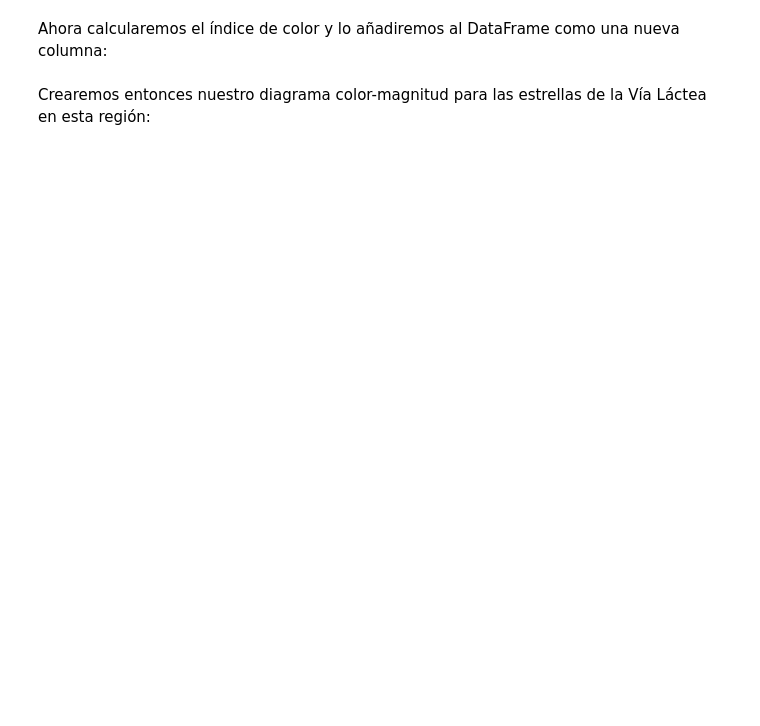
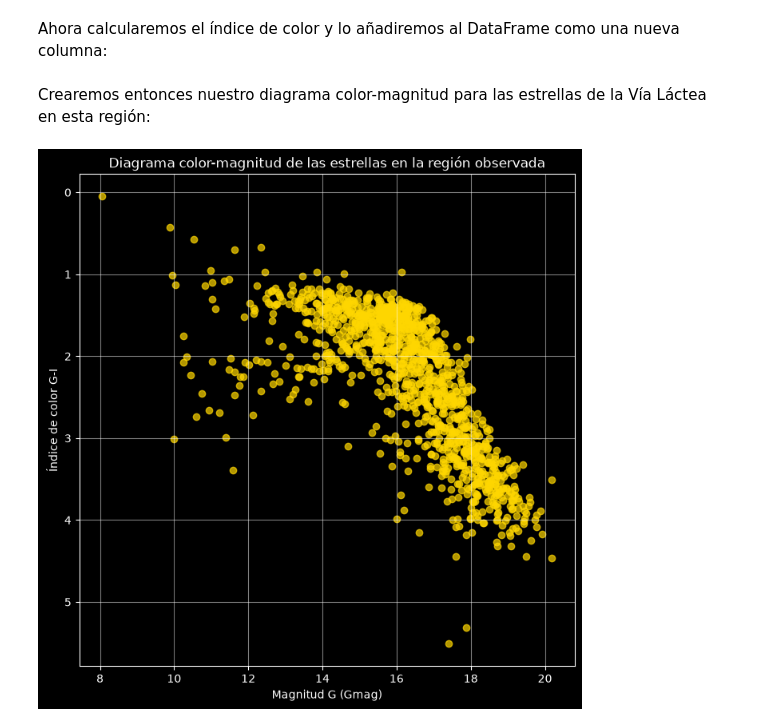
Before and after one commit to Gars220/Proyecto_2_campo_profundo, a Jupyter notebook: Proyecto_2_GAIA.ipynb, the cells around one changed output. Cells and saved outputs as stored; diff of their text form; code cells hidden in the pictures; blank space fills up the shorter version.

```diff
--- a/Proyecto_2_GAIA.ipynb
+++ b/Proyecto_2_GAIA.ipynb
@@ -213,11 +281,13 @@ Crearemos entonces nuestro diagrama color-magnitud para las estrellas de la Vía
 # %%
 plt.style.use('dark_background')
 
 plt.figure(figsize=(8,8))
-plt.scatter(df_stars_mw['Gmag'], df_stars_mw['color_index'])
+plt.scatter(df_limpio['Gmag'], df_limpio['color_index'], color='gold', alpha =0.7)
 plt.title("Diagrama color-magnitud de las estrellas en la región observada")
 plt.gca().invert_yaxis()
 plt.xlabel("Magnitud G (Gmag)")
 plt.ylabel("Índice de color G-I")
-plt.grid(True)
+plt.grid(alpha=0.5)
 plt.show()
+# %% [output]
+[figure, added]
```
Also changed, not shown: parts of 23 cells of this notebook.
